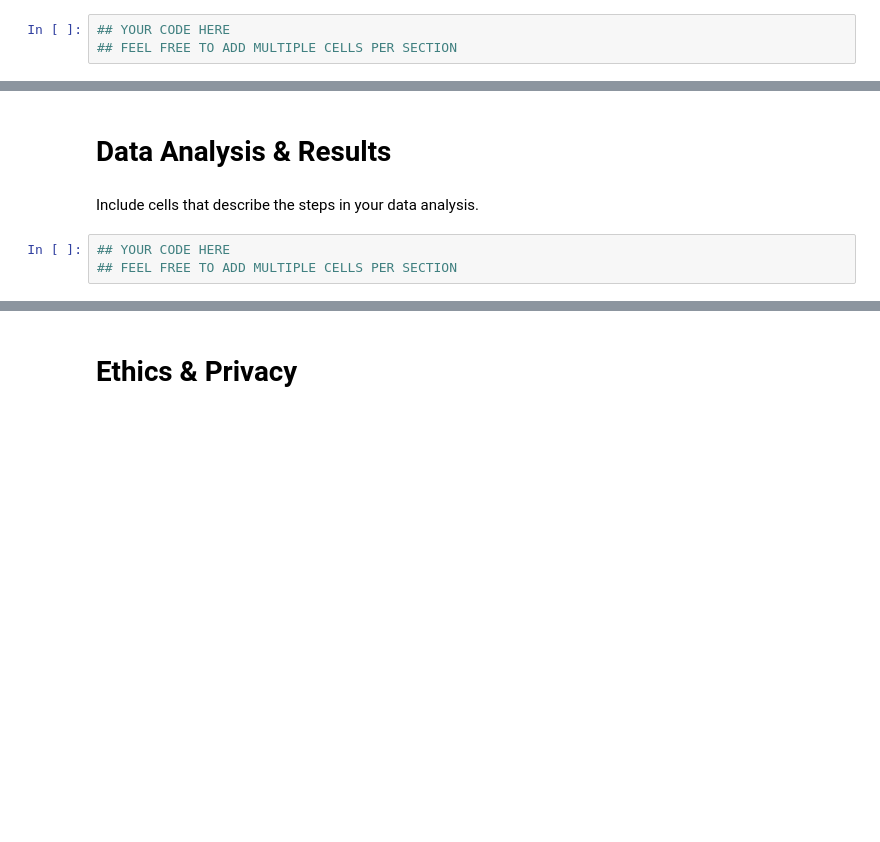
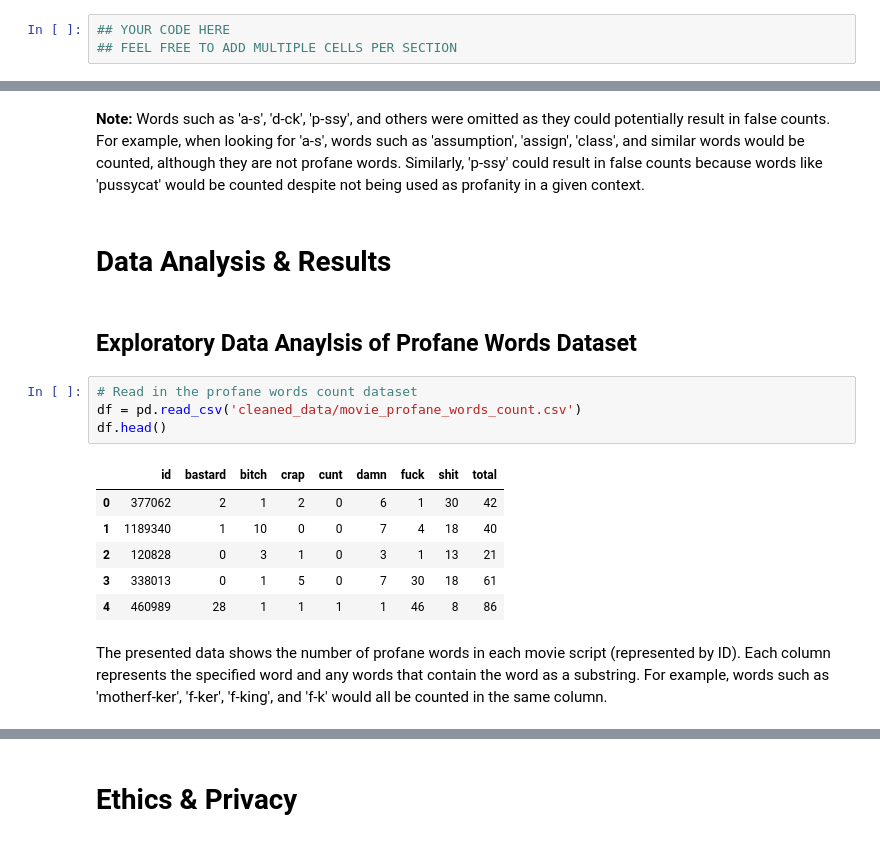
Before and after one commit to ima-quack/COGS108_ProfanityResearch, a Jupyter notebook: FinalProjectGroup_039-Wi23.ipynb, the cells around one changed output, grey strips where cells are left out. Saved outputs shown, nothing was run; the diff lists cells and outputs as text; blank space fills up the shorter version.

```diff
--- a/FinalProjectGroup_039-Wi23.ipynb
+++ b/FinalProjectGroup_039-Wi23.ipynb
@@ -132,7 +193,19 @@ Describe your data cleaning steps here.
+# %% [markdown]
+**Note:** Words such as 'a-s', 'd-ck', 'p-ssy', and others were omitted as they could potentially result in false counts. For example, when looking for 'a-s', words such as 'assumption', 'assign', 'class', and similar words would be counted, although they are not profane words. Similarly, 'p-ssy' could result in false counts because words like 'pussycat' would be counted despite not being used as profanity in a given context.
 # %% [markdown]
 # Data Analysis & Results
-# %% [markdown]
-Include cells that describe the steps in your data analysis.
-# %%
-## YOUR CODE HERE
-## FEEL FREE TO ADD MULTIPLE CELLS PER SECTION
+# %% [markdown]
+## Exploratory Data Anaylsis of Profane Words Dataset
+# %%
+# Read in the profane words count dataset
+df = pd.read_csv('cleaned_data/movie_profane_words_count.csv')
+df.head()
+# %% [output]
+|  | id | bastard | bitch | crap | cunt | damn | fuck | shit | total |
+| 0 | 377062 | 2 | 1 | 2 | 0 | 6 | 1 | 30 | 42 |
+| 1 | 1189340 | 1 | 10 | 0 | 0 | 7 | 4 | 18 | 40 |
+| 2 | 120828 | 0 | 3 | 1 | 0 | 3 | 1 | 13 | 21 |
+| 3 | 338013 | 0 | 1 | 5 | 0 | 7 | 30 | 18 | 61 |
+| 4 | 460989 | 28 | 1 | 1 | 1 | 1 | 46 | 8 | 86 |
+# %% [markdown]
+The presented data shows the number of profane words in each movie script (represented by ID). Each column represents the specified word and any words that contain the word as a substring. For example, words such as 'motherf-ker', 'f-ker', 'f-king', and 'f-k' would all be counted in the same column.
```
Also changed, not shown: parts of 13 cells of this notebook.
